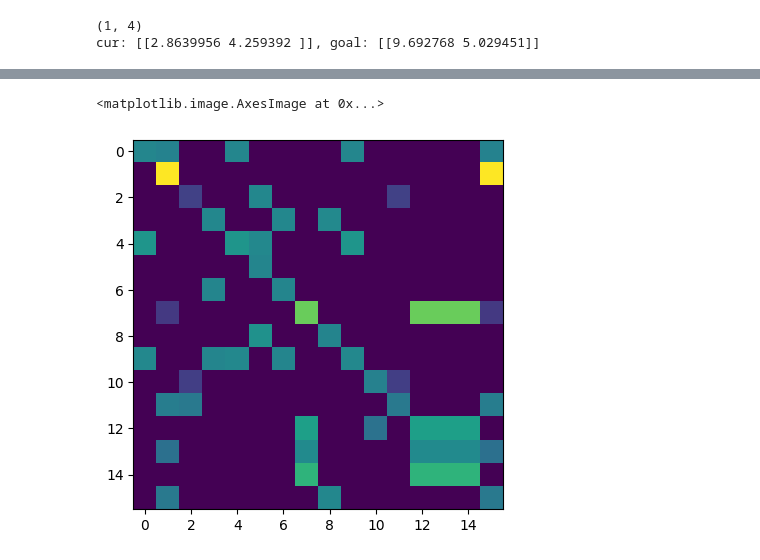
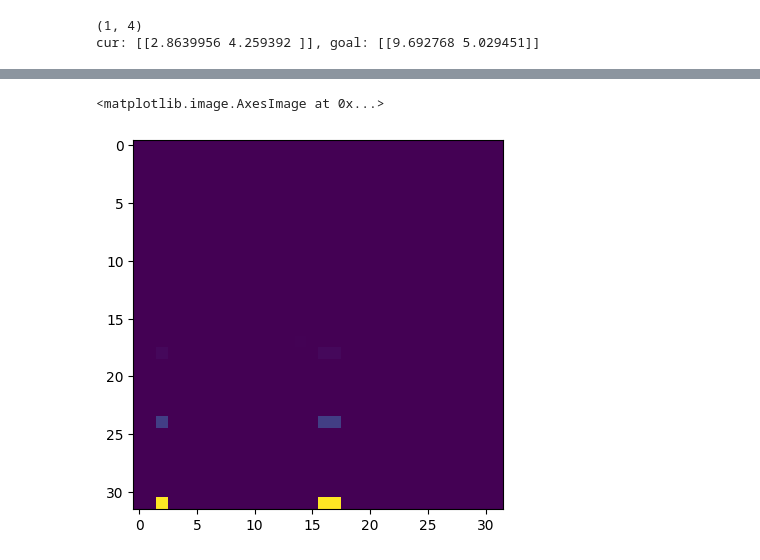
Before and after one commit to YongweiChe/ContrastiveLanguageRepresentation, a Jupyter notebook: eval_language.ipynb, the cells around one changed output, grey strips where cells are left out. Drawn from its saved outputs; the diff is of its cells as text; code cells hidden in the pictures.

Commit message:
separate parameter LSE

```diff
--- a/eval_language.ipynb
+++ b/eval_language.ipynb
@@ -76,6 +70,23 @@ def getConfig(env_name, ckpt_dir):
     else:
         raise NotImplementedError('Unknown method: %s' % alg)
 
+    if 'ant_' in env_name:
+        params['end_index'] = 2
+        maze = None
+        if 'ant_umaze' in env_name:
+            maze = ant_env.U_MAZE
+        elif 'ant_medium' in env_name:
+            maze = ant_env.BIG_MAZE
+        else:
+            maze = ant_env.HARDEST_MAZE
+
+        params['maze_shape'] = tuple(np.array(maze).shape)
+
+    if 'point_' in env_name:
+        name = env_name[6:]
+        maze = point_env.WALLS[name]
+        params['maze_shape'] = tuple(np.array(maze).shape)
+
     # For the offline RL experiments, modify some hyperparameters.
     if env_name.startswith('offline_ant'):
         params.update({
@@ -96,7 +107,7 @@ def getConfig(env_name, ckpt_dir):
     config = ContrastiveConfig(**params)
     config.critic_learning_rate = 0.001
     obs_dim = make_environment(env_name, config.start_index, config.end_index, seed=0)[1]
-
+    print(config.maze_shape)
     network_factory = functools.partial(
       contrastive.make_networks,
         obs_dim=obs_dim,
@@ -104,7 +115,9 @@ def getConfig(env_name, ckpt_dir):
       repr_norm=config.repr_norm,
         twin_q=config.twin_q,
       use_image_obs=config.use_image_obs,
-      hidden_layer_sizes=config.hidden_layer_sizes)
+      hidden_layer_sizes=config.hidden_layer_sizes,
+      maze_shape=config.maze_shape
+    )
 
     env_factory = lambda seed: make_environment(
       env_name, config.start_index, config.end_index, seed)[0]
@@ -147,12 +160,12 @@ def getConfig(env_name, ckpt_dir):
     return config, trained_learner, env_factory, networks, environment_spec
 # %%
 env_name = "point_FourRooms"
-ckpt_dir = "/home/yongweic/acme/52ec6ac2-4922-11ef-9af7-ec2a72227f18/checkpoints/learner"
+ckpt_dir = "/home/yongweic/acme/ad6d4aa2-4940-11ef-bc4d-ec2a72227ef0/checkpoints/learner"
 
 config, trained_learner, env_factory, networks, env_spec = getConfig(env_name, ckpt_dir)
 iterator = create_maze_dataset_iterator(config)
 trained_learner_state = trained_learner._state
 
 scaling_factor = config.scaling_factor
-maze_shape = config.maze_shape
+maze_shape = (config.maze_shape)
 # %% [output]
@@ -177,9 +235,15 @@ cur: [[2.8639956 4.259392 ]], goal: [[9.692768 5.029451]]
 # %%
 sample = next(iterator)
 
-g_repr, l_repr, outer = networks.l_network.apply(trained_learner_state.l_params, sample[1][:16,:], sample[0][:16,:])
+g_repr, l_repr, outer = networks.l_network.apply(trained_learner_state.l_params, sample[1][:32,:], sample[0][:32,:])
 
+dummy_obs = np.zeros((32, 4))
+dummy_obs[:,-2:] = sample[1][:32,:]
+
+_, g_repr, _ = networks.repr_fn(trained_learner_state.q_params, dummy_obs, np.zeros((32,2)))
+
+outer = g_repr @ l_repr.T
 plt.imshow(np.exp(outer))
 # %% [output]
 <matplotlib.image.AxesImage at 0x...>
-[figure, old version]
+[figure, new version]
```
Also changed, not shown: parts of 13 cells of this notebook, 17 other files.
